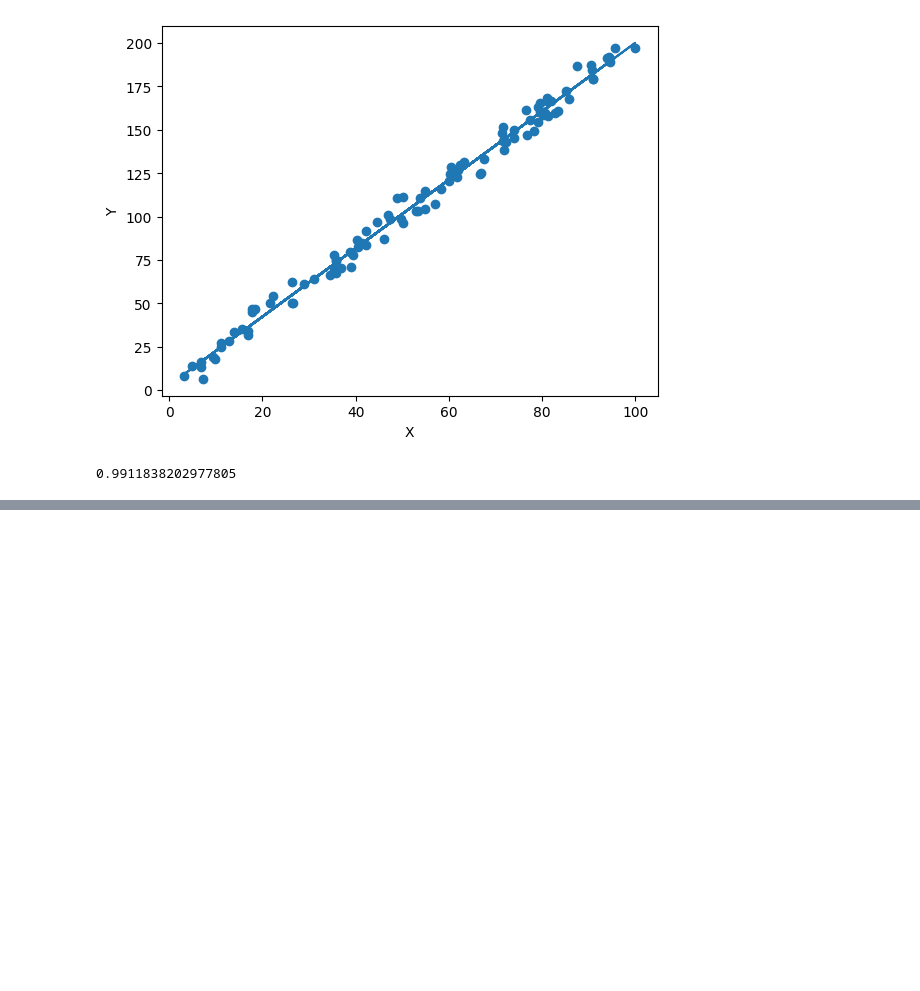
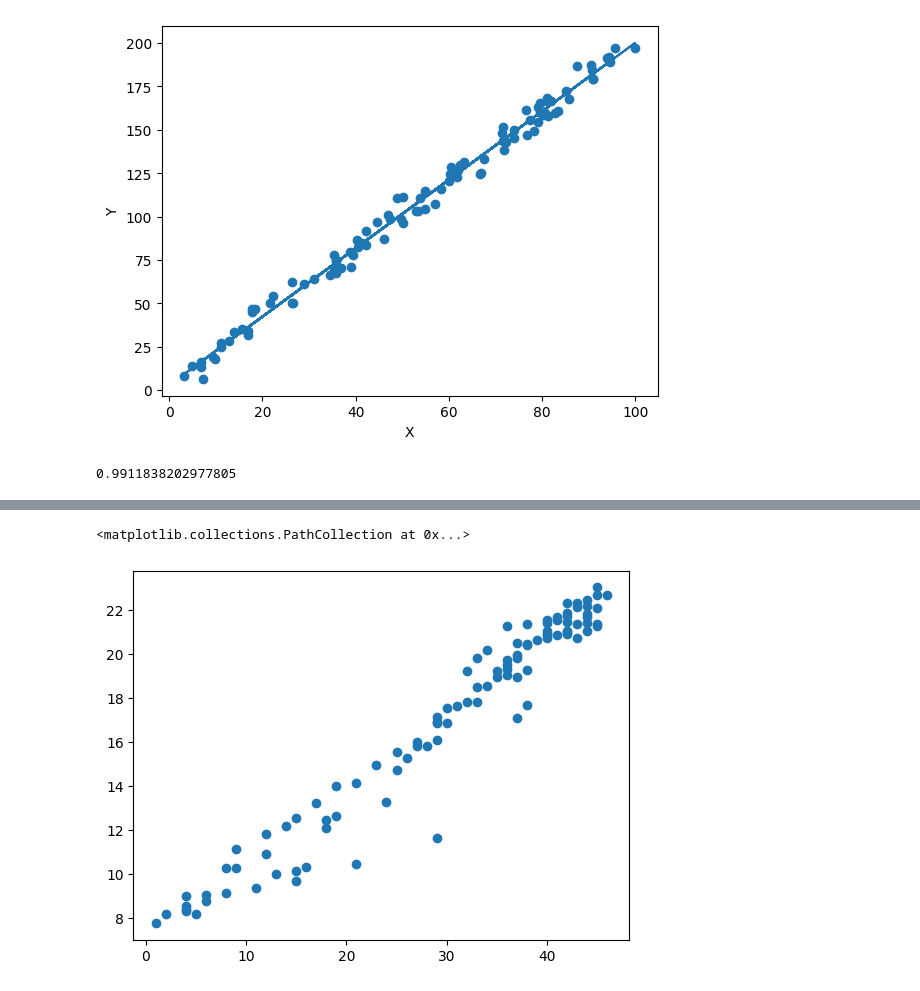
Before and after one commit to msmx2022/4-models, a Jupyter notebook: 1-LinearRegression-for-DeepLearning/1-1D-Linear-Regression-Model.ipynb, the cells around one changed output, grey strips where cells are left out. Cells and saved outputs as stored; diff of their text form; code cells hidden in the pictures; blank space fills up the shorter version.

```diff
--- a/1-LinearRegression-for-DeepLearning/1-1D-Linear-Regression-Model.ipynb
+++ b/1-LinearRegression-for-DeepLearning/1-1D-Linear-Regression-Model.ipynb
@@ -58,0 +105,5 @@ R_squared
+# %%
+plt.scatter(x_mdf,y_mdf)
+# %% [output]
+<matplotlib.collections.PathCollection at 0x...>
+[figure, added]
```
Also changed, not shown: parts of 9 cells of this notebook.
